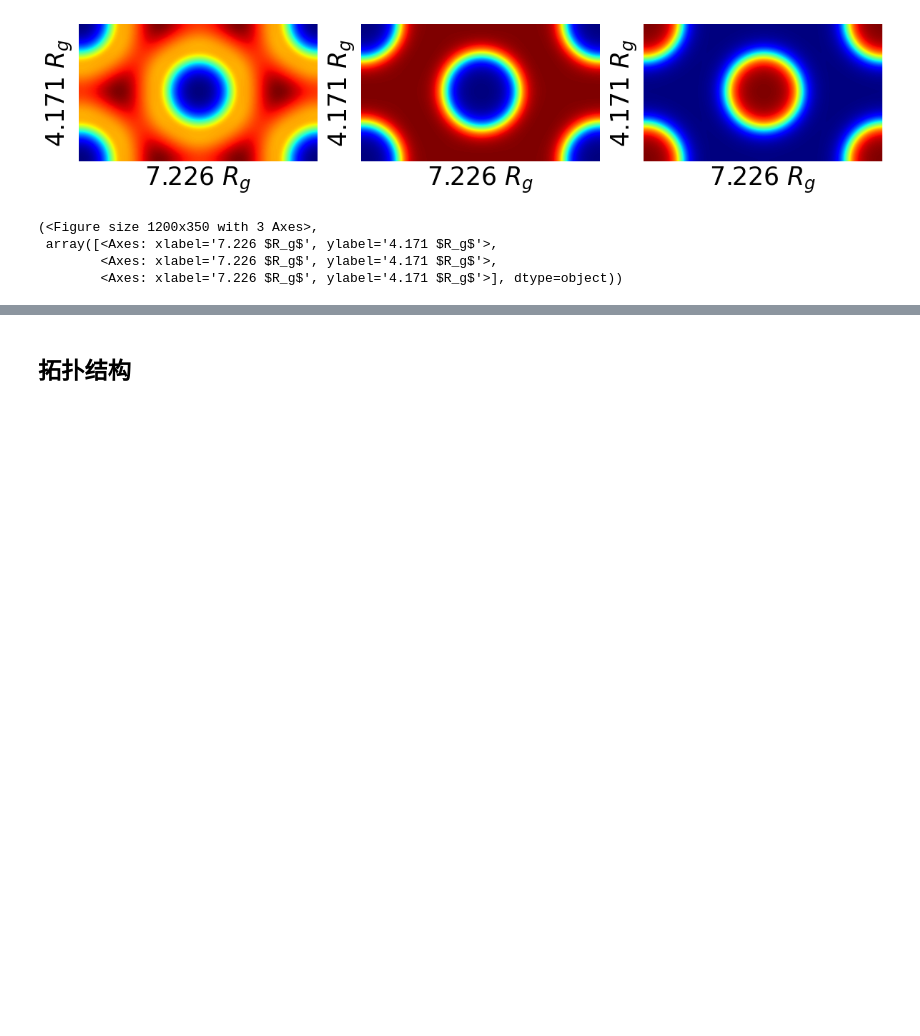
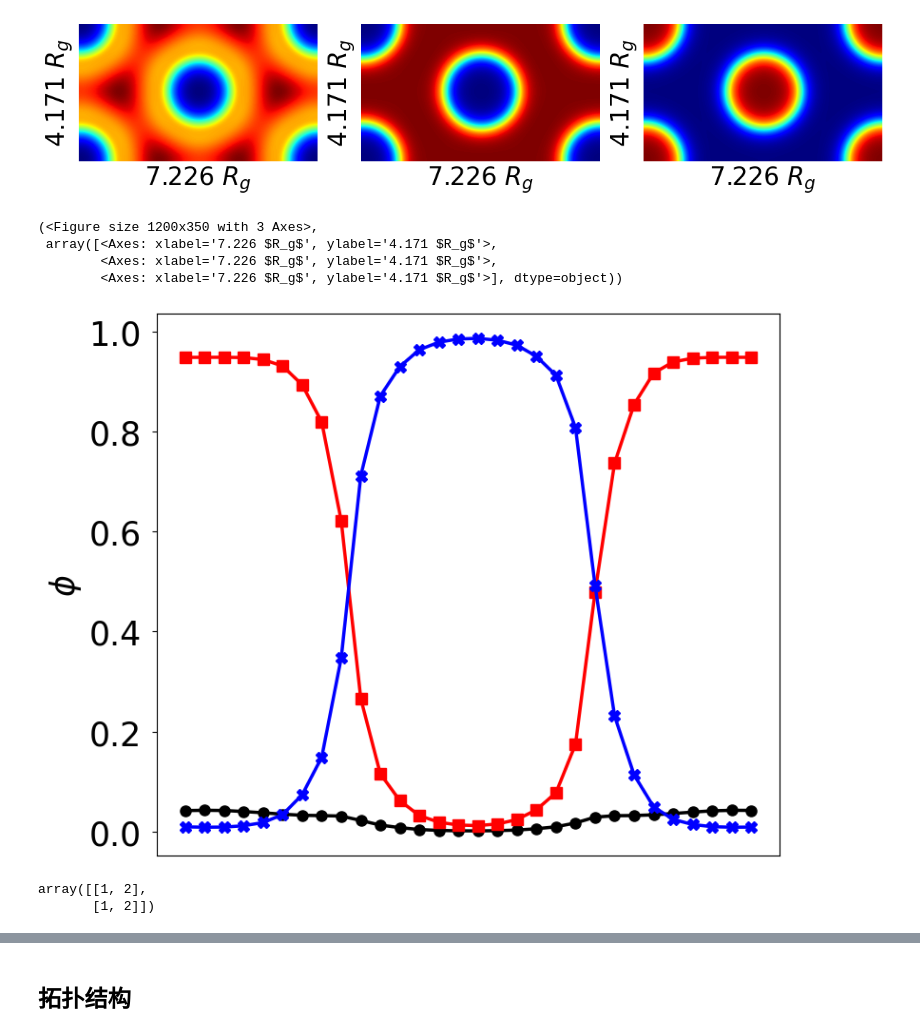
Before and after one commit to KangruiYuan/SimuBox, a Jupyter notebook: demos/scripts.ipynb, the cells around one changed output, grey strips where cells are left out. Drawn from its saved outputs; the diff is of its cells as text; code cells hidden in the pictures; blank space fills up the shorter version.

```diff
--- a/demos/scripts.ipynb
+++ b/demos/scripts.ipynb
@@ -18,3 +18,10 @@ iso2D(des, target="all")
  array([<Axes: xlabel='7.226 $R_g$', ylabel='4.171 $R_g$'>,
         <Axes: xlabel='7.226 $R_g$', ylabel='4.171 $R_g$'>,
         <Axes: xlabel='7.226 $R_g$', ylabel='4.171 $R_g$'>], dtype=object))
+# %%
+path = check_filepath("./datasets/density/bin_block", filename="block.txt", )
+des = read_density(path)
+p_des = parse_density(des)
+iso1D(des, target="all", direction="diag", coord=[0.3,0,0.7,1],xticks=False)
+# %% [output]
+[figure, added]
@@ -20,0 +32,5 @@ iso2D(des, target="all")
+# %%
+np.stack([[1,1],[2,2]]).T
+# %% [output]
+array([[1, 2],
+       [1, 2]])
```
Also changed, not shown: parts of 5 cells of this notebook, 4 other files.
